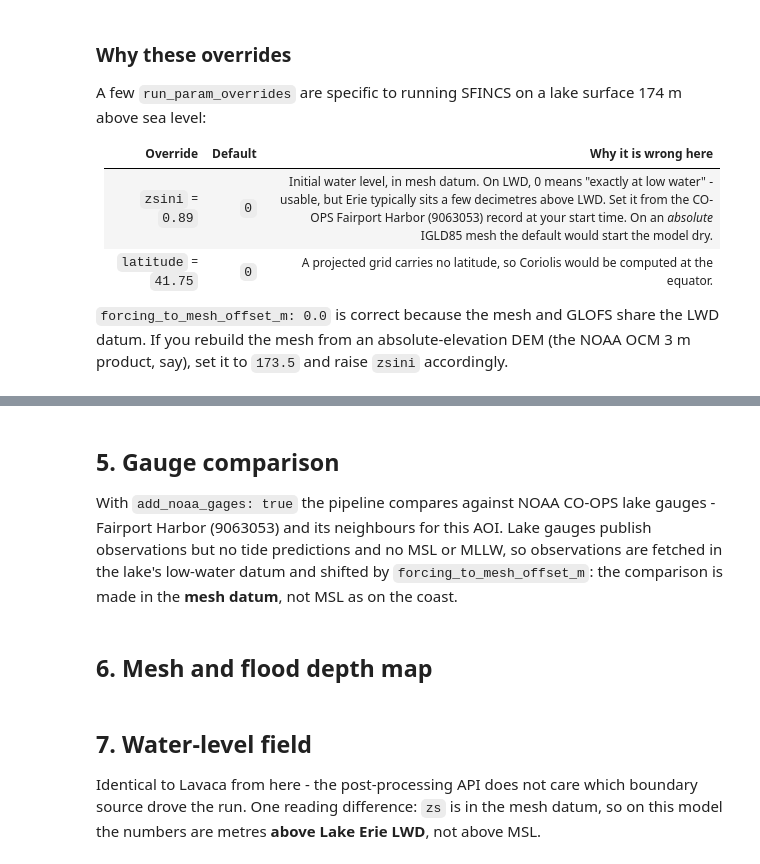
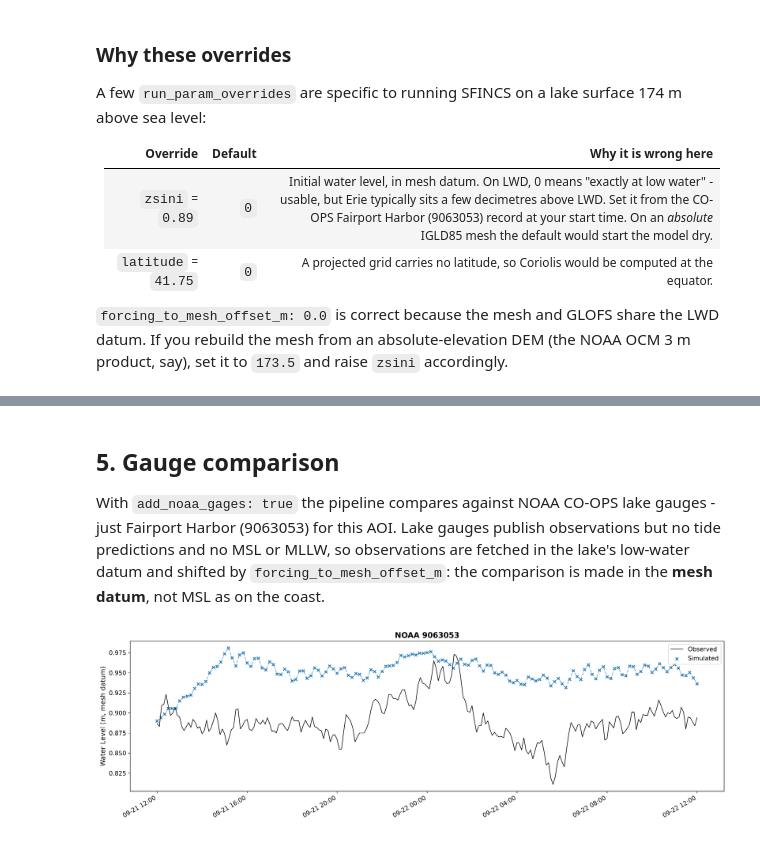
Before and after one commit to NGWPC/nwm-coastal, a Jupyter notebook: docs/examples/notebooks/lake_erie.ipynb, the cells around one changed output, grey strips where cells are left out. Cells and saved outputs as stored; diff of their text form; code cells hidden in the pictures.

```diff
--- a/docs/examples/notebooks/lake_erie.ipynb
+++ b/docs/examples/notebooks/lake_erie.ipynb
@@ -545,17 +654,35 @@ print(result)
 ## 5. Gauge comparison
 
 With `add_noaa_gages: true` the pipeline compares against NOAA CO-OPS lake
-gauges - Fairport Harbor (9063053) and its neighbours for this AOI. Lake gauges publish observations but no tide
+gauges - just Fairport Harbor (9063053) for this AOI. Lake gauges publish
+observations but no tide
 predictions and no MSL or MLLW, so observations are fetched in the lake's
 low-water datum and shifted by `forcing_to_mesh_offset_m`: the comparison
 is made in the **mesh datum**, not MSL as on the coast.
 # %%
-from IPython.display import Image, display
+figs_dir = Path("run/sfincs_model/figs")
+plots = sorted(figs_dir.glob("stations_comparison_*.png")) if figs_dir.exists() else []
 
-figs_dir = Path("run/sfincs_model/figs")
-assert figs_dir.exists(), f"Results not found: {figs_dir.resolve()} - run the pipeline first."
 
-for png in sorted(figs_dir.glob("stations_comparison_*.png")):
-    display(Image(filename=str(png), width=800))
+def _in_notebook() -> bool:
+    """Return True only under IPython, so this cell also works as a script."""
+    try:
+        from IPython import get_ipython
+    except ImportError:
+        return False
+    return get_ipython() is not None
+
+
+if not plots:
+    print(f"No comparison plots in {figs_dir} - run the pipeline first.")
+elif _in_notebook():
+    from IPython.display import Image, display
+
+    for png in plots:
+        display(Image(filename=str(png), width=800))
+else:
+    print("comparison plots written:")
+    for png in plots:
+        print(f"  {png}")
+# %% [output]
+[figure, added]
-# %% [markdown]
-## 6. Mesh and flood depth map
@@ -575,7 +688,0 @@ fig.savefig("../images/lake_erie_thumb.png", dpi=150, bbox_inches="tight")
-# %% [markdown]
-## 7. Water-level field
-
-Identical to Lavaca from here - the post-processing API does not care which
-boundary source drove the run. One reading difference: `zs` is in the mesh
-datum, so on this model the numbers are metres **above Lake Erie LWD**, not
-above MSL.
```
Also changed, not shown: parts of 30 cells of this notebook, 5 other files.
